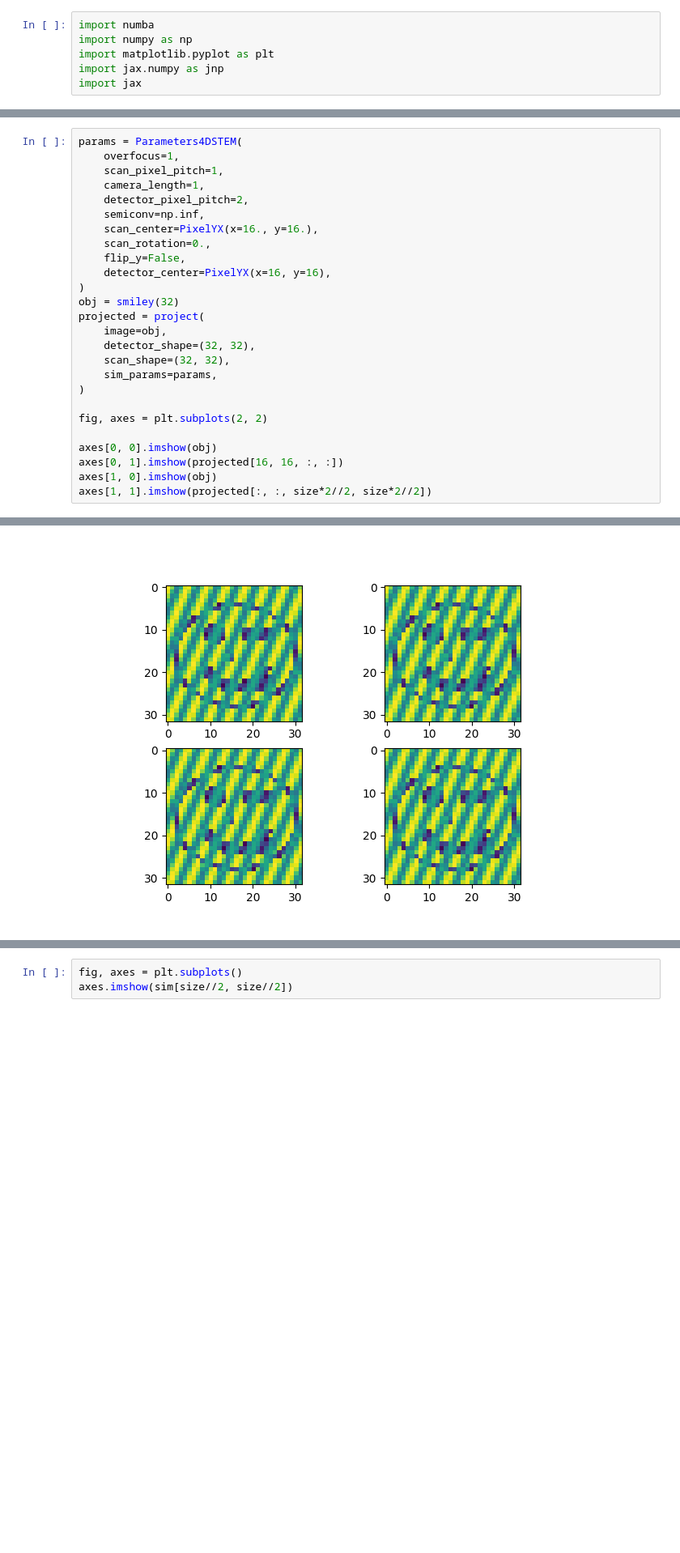
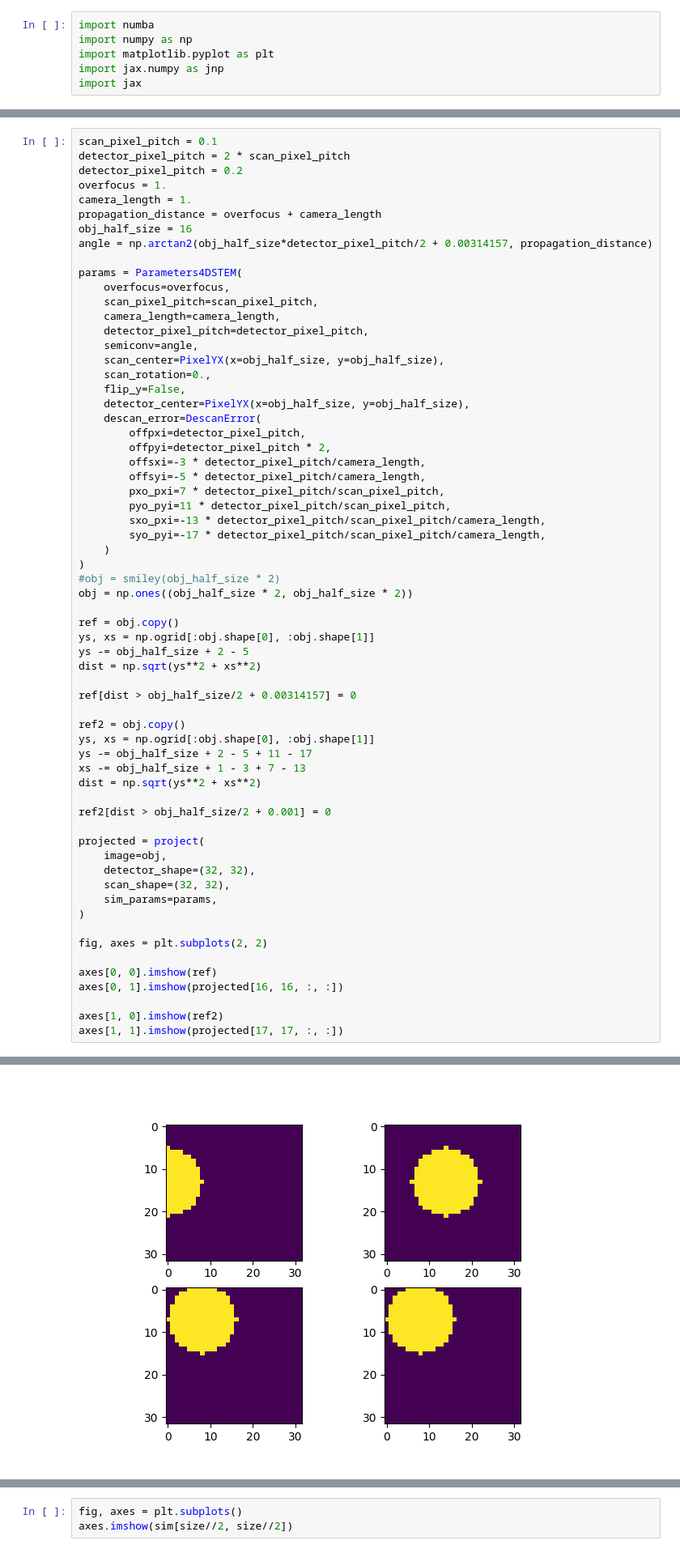
Before and after one commit to LiberTEM/Microscope-Calibration, a Jupyter notebook: prototypes/testbed.ipynb, the cells around one changed output, grey strips where cells are left out. Shown at 81% size. Drawn from its saved outputs; the diff is of its cells as text; blank space fills up the shorter version.

```diff
--- a/prototypes/testbed.ipynb
+++ b/prototypes/testbed.ipynb
@@ -201,29 +19,66 @@ axes[1, 1].imshow((projected-projected_ref)[:, :, size//2, size//2])
 # %%
+scan_pixel_pitch = 0.1
+detector_pixel_pitch = 2 * scan_pixel_pitch
+detector_pixel_pitch = 0.2
+overfocus = 1.
+camera_length = 1.
+propagation_distance = overfocus + camera_length
+obj_half_size = 16
+angle = np.arctan2(obj_half_size*detector_pixel_pitch/2 + 0.00314157, propagation_distance)
+
 params = Parameters4DSTEM(
-    overfocus=1,
-    scan_pixel_pitch=1,
-    camera_length=1,
-    detector_pixel_pitch=2,
-    semiconv=np.inf,
-    scan_center=PixelYX(x=16., y=16.),
+    overfocus=overfocus,
+    scan_pixel_pitch=scan_pixel_pitch,
+    camera_length=camera_length,
+    detector_pixel_pitch=detector_pixel_pitch,
+    semiconv=angle,
+    scan_center=PixelYX(x=obj_half_size, y=obj_half_size),
     scan_rotation=0.,
     flip_y=False,
-    detector_center=PixelYX(x=16, y=16),
+    detector_center=PixelYX(x=obj_half_size, y=obj_half_size),
+    descan_error=DescanError(
+        offpxi=detector_pixel_pitch,
+        offpyi=detector_pixel_pitch * 2,
+        offsxi=-3 * detector_pixel_pitch/camera_length,
+        offsyi=-5 * detector_pixel_pitch/camera_length,
+        pxo_pxi=7 * detector_pixel_pitch/scan_pixel_pitch,
+        pyo_pyi=11 * detector_pixel_pitch/scan_pixel_pitch,
+        sxo_pxi=-13 * detector_pixel_pitch/scan_pixel_pitch/camera_length,
+        syo_pyi=-17 * detector_pixel_pitch/scan_pixel_pitch/camera_length,
+    )
 )
-obj = smiley(32)
+#obj = smiley(obj_half_size * 2)
+obj = np.ones((obj_half_size * 2, obj_half_size * 2))
+
+ref = obj.copy()
+ys, xs = np.ogrid[:obj.shape[0], :obj.shape[1]]
+ys -= obj_half_size + 2 - 5
+dist = np.sqrt(ys**2 + xs**2)
+
+ref[dist > obj_half_size/2 + 0.00314157] = 0
+
+ref2 = obj.copy()
+ys, xs = np.ogrid[:obj.shape[0], :obj.shape[1]]
+ys -= obj_half_size + 2 - 5 + 11 - 17
+xs -= obj_half_size + 1 - 3 + 7 - 13
+dist = np.sqrt(ys**2 + xs**2)
+
+ref2[dist > obj_half_size/2 + 0.001] = 0
+
 projected = project(
     image=obj,
     detector_shape=(32, 32),
     scan_shape=(32, 32),
     sim_params=params,
 )
 
 fig, axes = plt.subplots(2, 2)
 
-axes[0, 0].imshow(obj)
+axes[0, 0].imshow(ref)
 axes[0, 1].imshow(projected[16, 16, :, :])
-axes[1, 0].imshow(obj)
-axes[1, 1].imshow(projected[:, :, size*2//2, size*2//2])
+
+axes[1, 0].imshow(ref2)
+axes[1, 1].imshow(projected[17, 17, :, :])
 # %% [output]
 <matplotlib.image.AxesImage at 0x...>
-[figure, old version]
+[figure, new version]
```
Also changed, not shown: parts of 12 cells of this notebook, 2 other files.
